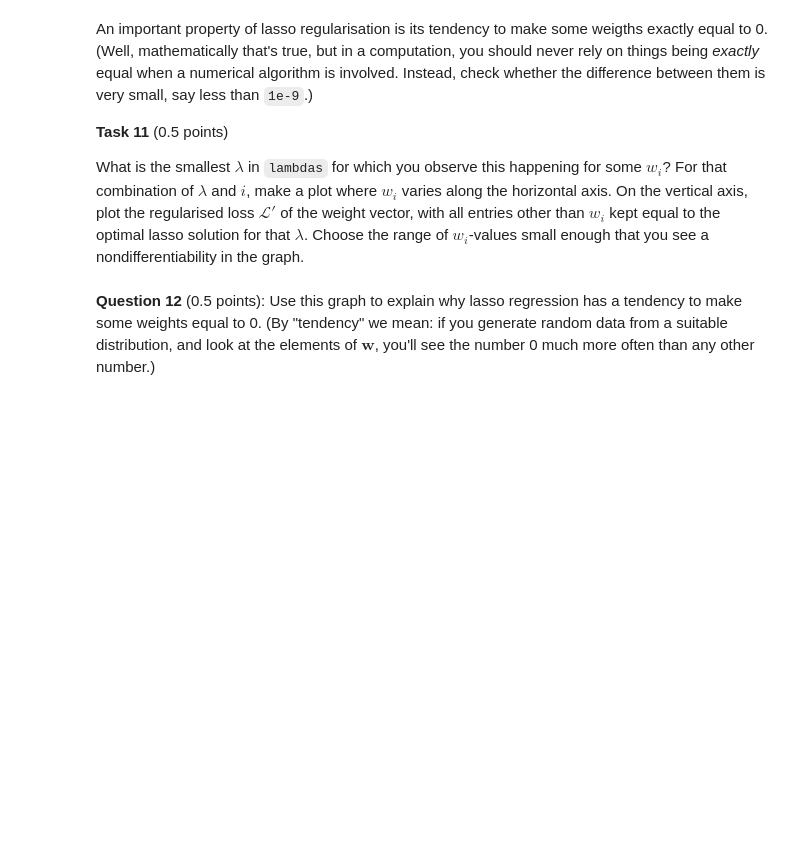
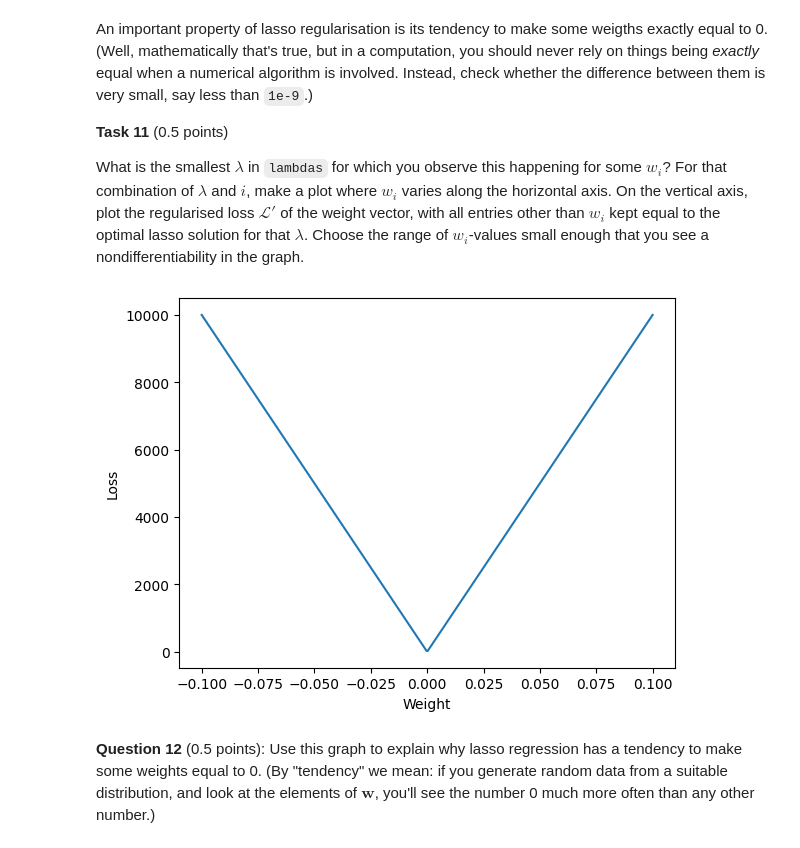
Before and after one commit to KNISP/Machine-Learning, a Jupyter notebook: ML2025_assignment1.ipynb, the cells around one changed output. Drawn from its saved outputs; the diff is of its cells as text; code cells hidden in the pictures; blank space fills up the shorter version.

```diff
--- a/ML2025_assignment1.ipynb
+++ b/ML2025_assignment1.ipynb
@@ -348,44 +385,45 @@ What is the smallest $\lambda$ in `lambdas` for which you observe this happening
 def regularised_loss(X, t, lamb, weights_vec):
     loss = compute_loss(weights_vec, X, t)
     penalty = lamb * sum(abs(weights_vec))
     return loss + penalty
 
 
 # find smallest values
-smallest_lamb = lambdas[-1]
-smallest_w = fit_lasso(X, t, smallest_lamb)
+small_lambdas = []
 
 for lamb in lambdas:
     w = fit_lasso(X, t, lamb)
-    if (any(abs(w) <= 1e-9)) & (lamb < smallest_lamb):
-            smallest_lamb = lamb
-            smallest_w = w
+    if (any(abs(w) <= 1e-9)):
+        small_lambdas.append((lamb))
+
+smallest_lamb = max(small_lambdas)
+smallest_w = fit_lasso(X, t, smallest_lamb)
+
 
 
 
 
 # Deze stap vind ik nog niet helemaal duidelijk
 zero_indices = np.where(np.abs(smallest_w) <= 1e-9)[0]
 weight_idx = zero_indices[0]
 
-
-
-
-
 # calc losses
-weights = np.linspace(-1e-2, 1e-2, 200)
+weights = np.linspace(-0.1, 0.1, 400)
 losses = []
 
 for weight_val in weights:
-    test_w = smallest_w
+    test_w = smallest_w.copy()
     test_w[weight_idx] = weight_val
     losses.append(regularised_loss(X, t, smallest_lamb, test_w))
+
 
 plt.xlabel("Weight")
 plt.ylabel("Loss")
 
 plt.plot(weights, losses)
 plt.show()
+# %% [output]
+[figure, added]
 # %% [markdown]
 **Question 12** (0.5 points): Use this graph to explain why lasso regression has a tendency to make some weights equal to 0. (By "tendency" we mean: if you generate random data from a suitable distribution, and look at the elements of $\mathbf{w}$, you'll see the number 0 much more often than any other number.)
 # %% [markdown]
```
Also changed, not shown: parts of 10 cells of this notebook, 1 other file.
